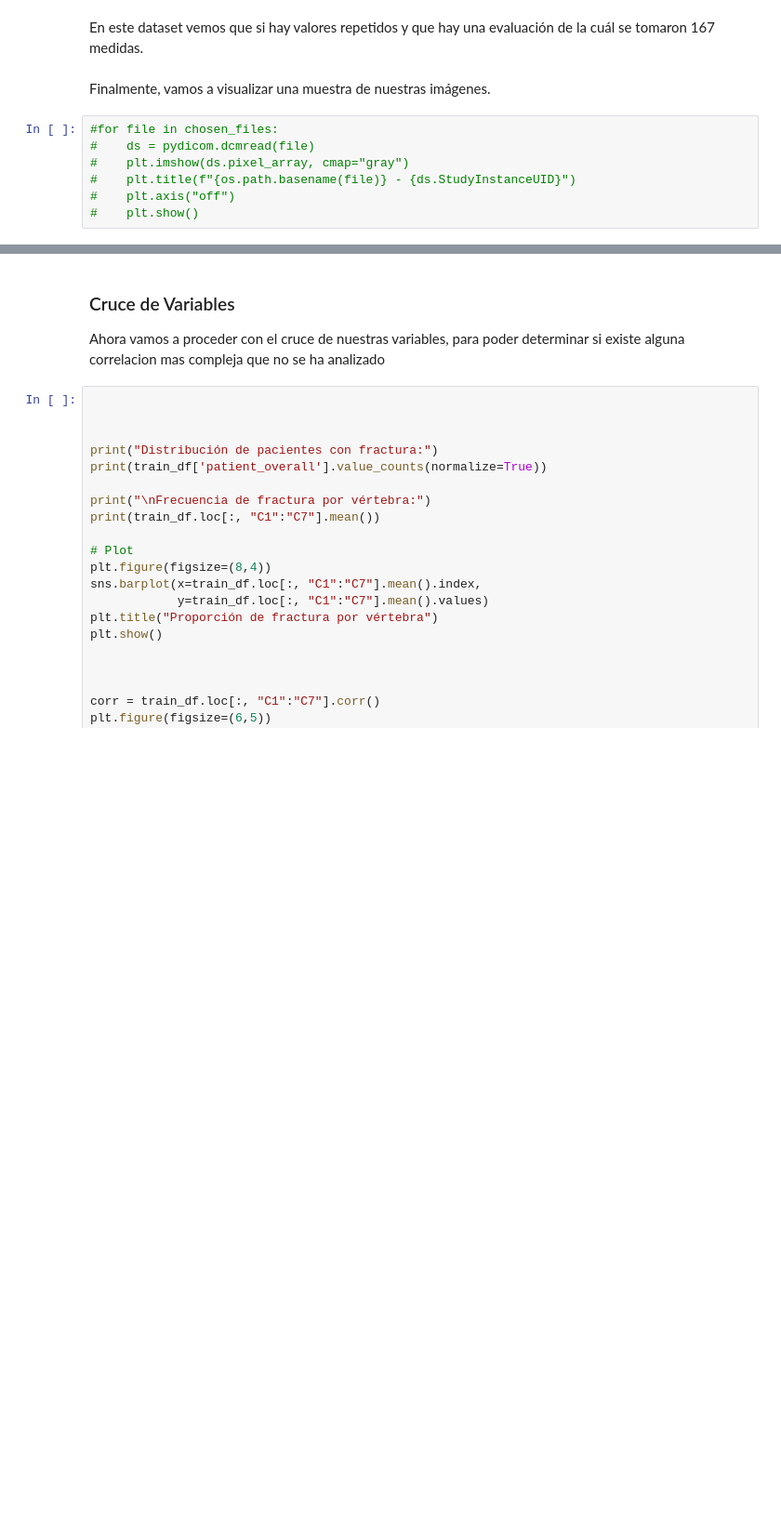
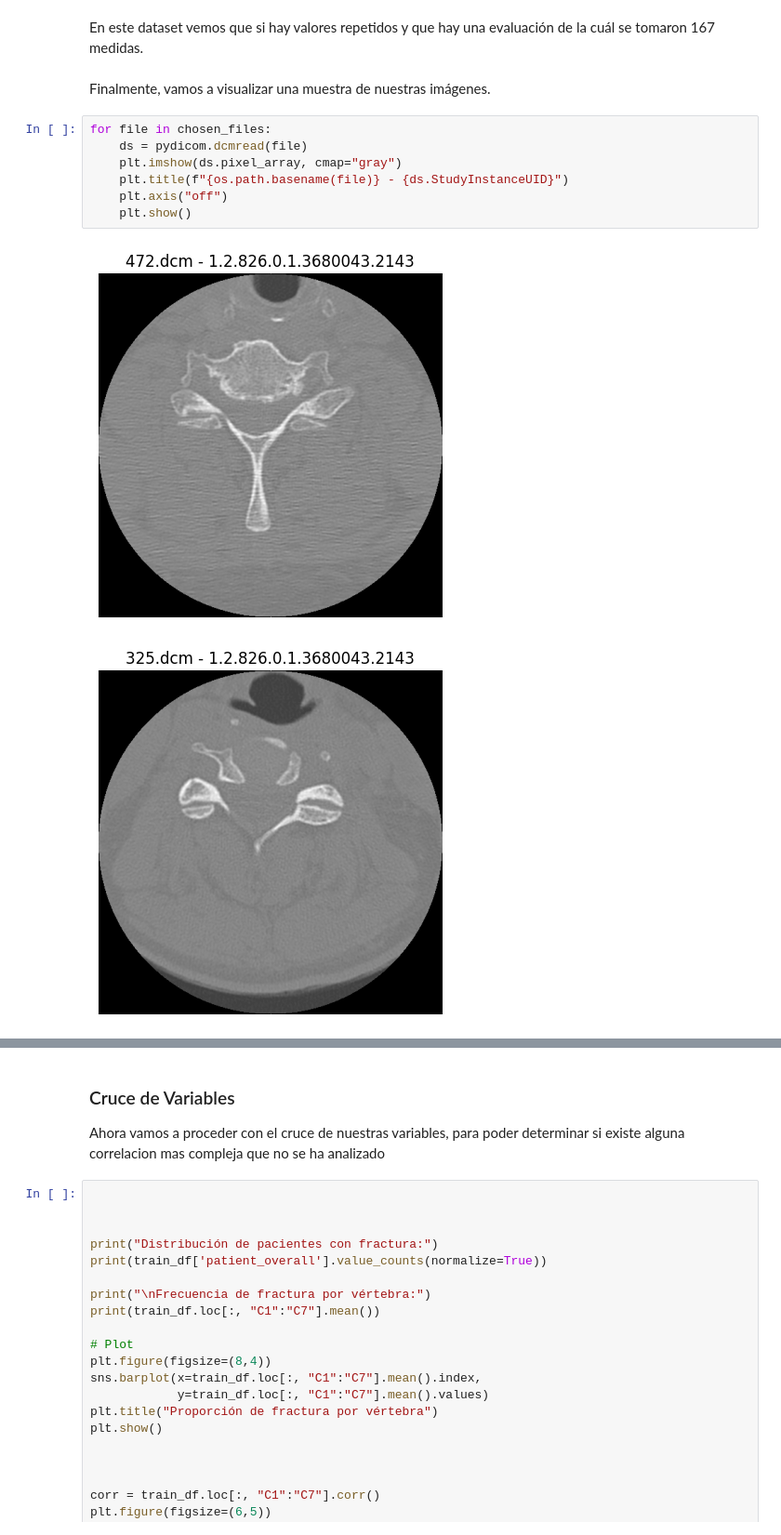
Before and after one commit to G2309/DS_Project2, a Jupyter notebook: datascience-pj2.ipynb, the cells around one changed output, grey strips where cells are left out. Shown at 93% size. Drawn from its saved outputs; the diff is of its cells as text; blank space fills up the shorter version.

```diff
--- a/datascience-pj2.ipynb
+++ b/datascience-pj2.ipynb
@@ -483,9 +483,12 @@ En este dataset vemos que si hay valores repetidos y que hay una evaluación de
 # %% [markdown]
 Finalmente, vamos a visualizar una muestra de nuestras imágenes.
 # %%
-#for file in chosen_files:
-#    ds = pydicom.dcmread(file)
-#    plt.imshow(ds.pixel_array, cmap="gray")
-#    plt.title(f"{os.path.basename(file)} - {ds.StudyInstanceUID}")
-#    plt.axis("off")
-#    plt.show()
+for file in chosen_files:
+    ds = pydicom.dcmread(file)
+    plt.imshow(ds.pixel_array, cmap="gray")
+    plt.title(f"{os.path.basename(file)} - {ds.StudyInstanceUID}")
+    plt.axis("off")
+    plt.show()
+# %% [output]
+[figure, added]
+[figure, added]
```
Also changed, not shown: parts of 3 cells of this notebook.
